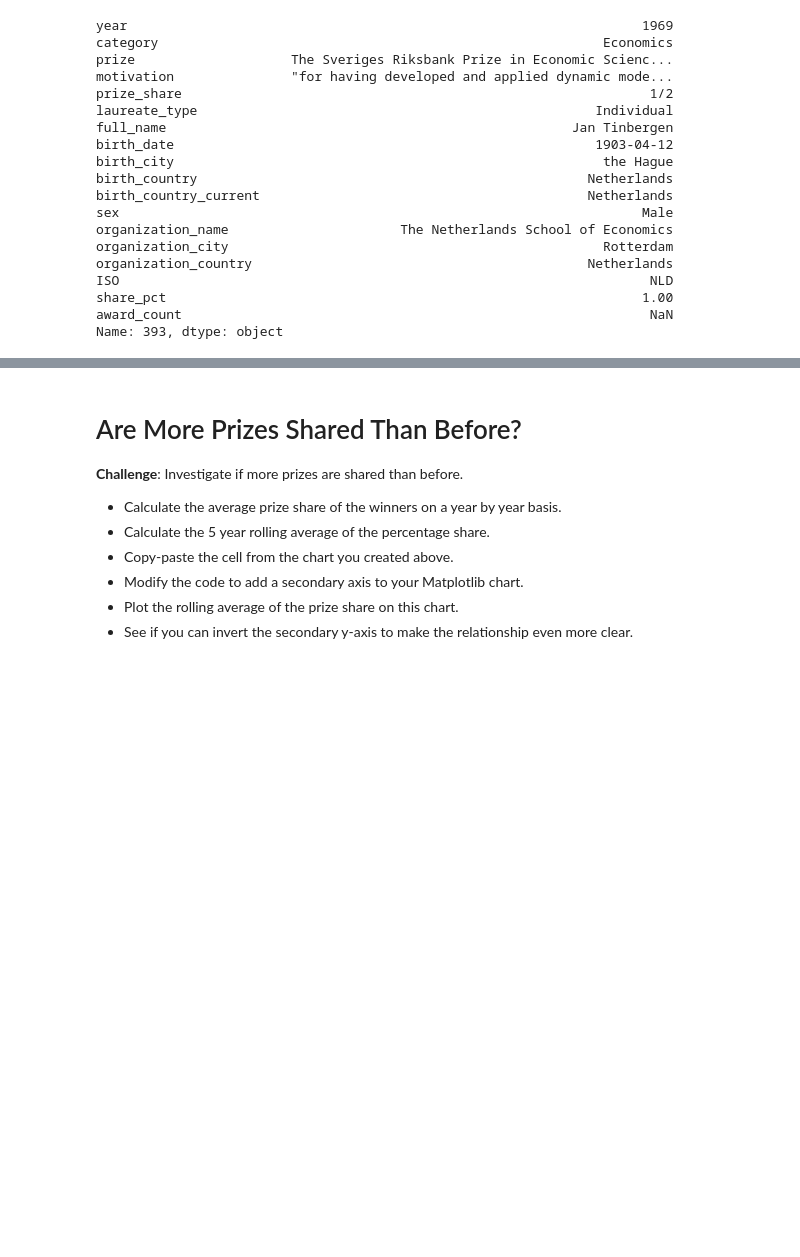
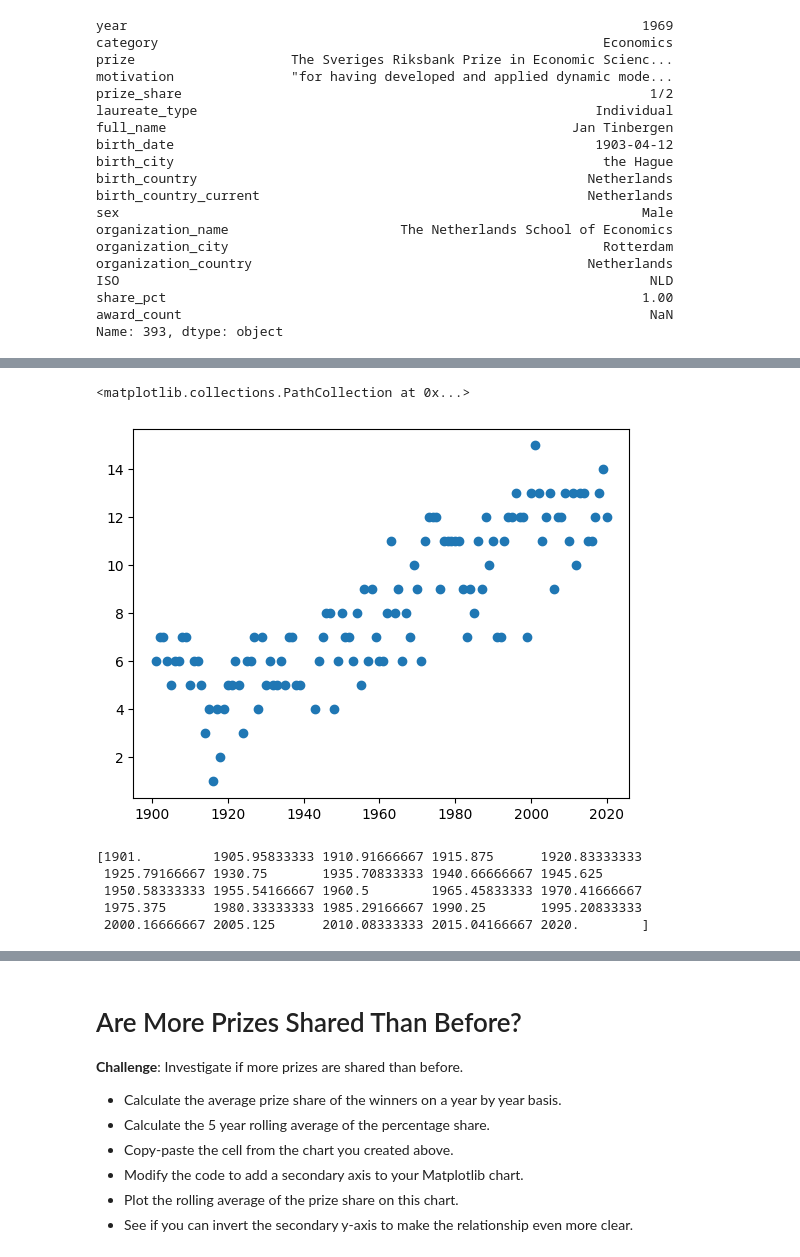
Before and after one commit to J-Bills/day_79, a Jupyter notebook: Nobel+Prize+Analysis+Start/Nobel_Prize_Analysis_(start).ipynb, the cells around one changed output, grey strips where cells are left out. Saved outputs shown, nothing was run; the diff lists cells and outputs as text; code cells hidden in the pictures; blank space fills up the shorter version.

Commit message:
computed prizes won over time by using rolling window,avg,and numpy

```diff
--- a/Nobel+Prize+Analysis+Start/Nobel_Prize_Analysis_(start).ipynb
+++ b/Nobel+Prize+Analysis+Start/Nobel_Prize_Analysis_(start).ipynb
@@ -316,3 +340,10 @@ Name: 393, dtype: object
 
 * Looking at the chart, did the first and second world wars have an impact on the number of prizes being given out?
 * What could be the reason for the trend in the chart?
+# %%
+"""Are more prizes awarded recently than when the prize was first created? Show the trend in awards visually."""
+
+prizes_by_year = df_data.groupby(by='year').agg({'prize':pd.Series.count})
+print(prizes_by_year)
+rolling_df = prizes_by_year.rolling(window=5).mean()
+rolling_df
@@ -318,0 +380,16 @@ Name: 393, dtype: object
+# %%
+plt.scatter(prizes_by_year.index, prizes_by_year.prize)
+# %% [output]
+<matplotlib.collections.PathCollection at 0x...>
+[figure, added]
+# %%
+year_arr = prizes_by_year.index.values
+
+something = np.linspace(year_arr.min(), year_arr.max(), num=25)
+print(something)
+# %% [output]
+[1901.         1905.95833333 1910.91666667 1915.875      1920.83333333
+ 1925.79166667 1930.75       1935.70833333 1940.66666667 1945.625
+ 1950.58333333 1955.54166667 1960.5        1965.45833333 1970.41666667
+ 1975.375      1980.33333333 1985.29166667 1990.25       1995.20833333
+ 2000.16666667 2005.125      2010.08333333 2015.04166667 2020.        ]
```
Also changed, not shown: parts of 6 cells of this notebook.
